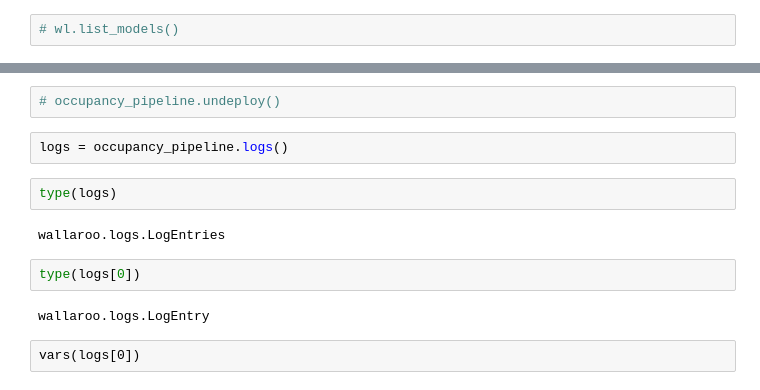
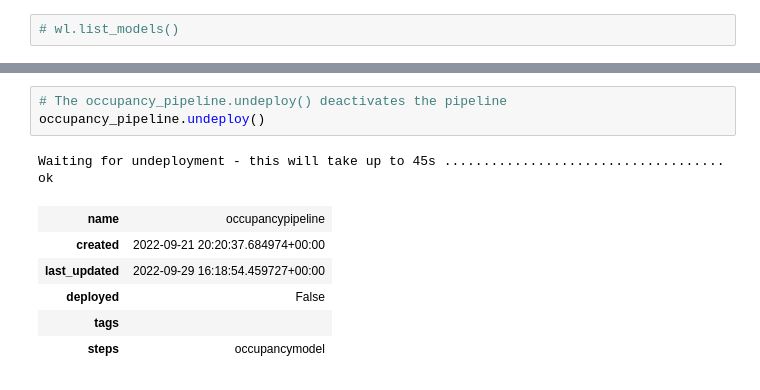
Before and after one commit to NBursch-Wallaroo/Wallaroo_Tutorials, a Jupyter notebook: room_occupancy/RoomOccupancyModel.ipynb, the cells around one changed output, grey strips where cells are left out. Drawn from its saved outputs; the diff is of its cells as text.

```diff
--- a/room_occupancy/RoomOccupancyModel.ipynb
+++ b/room_occupancy/RoomOccupancyModel.ipynb
@@ -353,14 +370,11 @@ result[0].data()[0].tolist()
 # %%
-# occupancy_pipeline.undeploy()
+# The occupancy_pipeline.undeploy() deactivates the pipeline
+occupancy_pipeline.undeploy()
+# %% [output]
+Waiting for undeployment - this will take up to 45s .................................... ok
+| name | occupancypipeline |
+| created | 2022-09-21 20:20:37.684974+00:00 |
+| last_updated | 2022-09-29 16:18:54.459727+00:00 |
+| deployed | False |
+| tags |  |
+| steps | occupancymodel |
-# %%
-logs = occupancy_pipeline.logs()
-# %%
-type(logs)
-# %% [output]
-wallaroo.logs.LogEntries
-# %%
-type(logs[0])
-# %% [output]
-wallaroo.logs.LogEntry
-# %% [raw]
-vars(logs[0])
```
Also changed, not shown: parts of 49 cells of this notebook, 1 other file.
